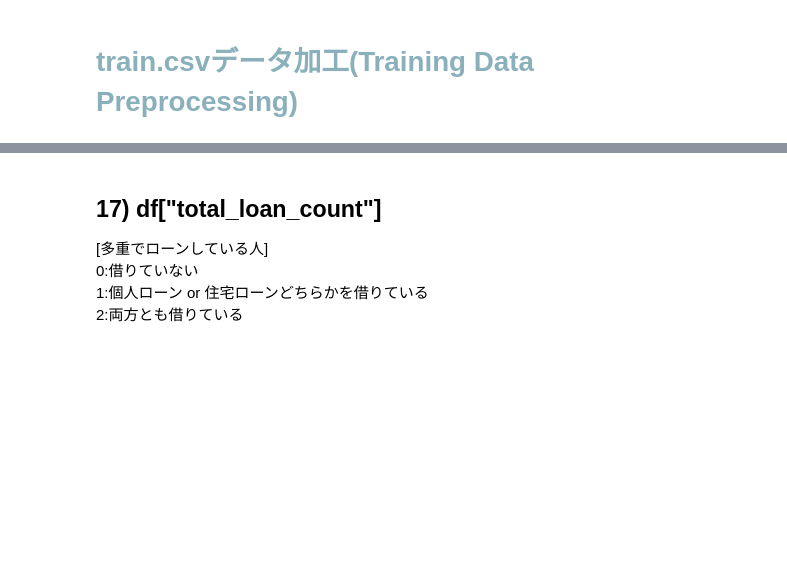
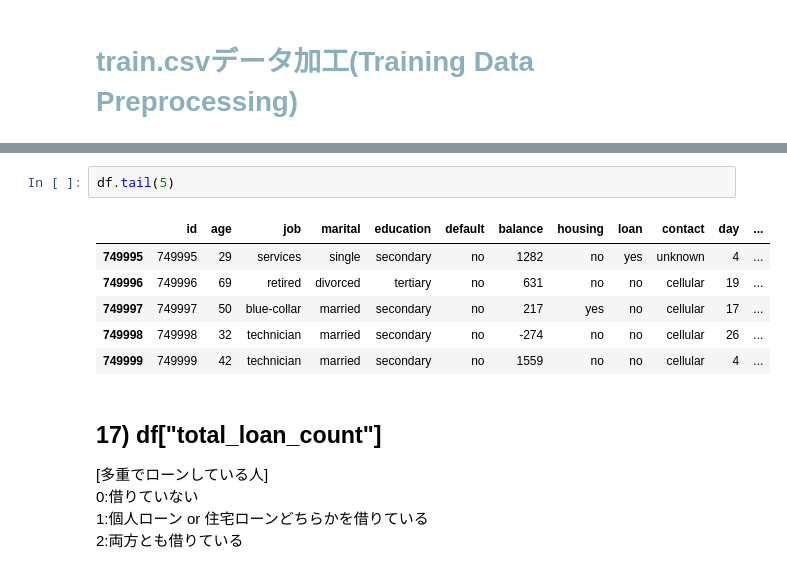
Before and after one commit to kenkenkengo0421/Binary-Classification-with-a-Bank-Dataset, a Jupyter notebook: main.ipynb, the cells around one changed output, grey strips where cells are left out. Cells and saved outputs as stored; diff of their text form; blank space fills up the shorter version.

```diff
--- a/main.ipynb
+++ b/main.ipynb
@@ -48,3 +60,12 @@ df = pd.read_csv('data/train.csv')
+# %%
+df.tail(5)
+# %% [output]
+|  | id | age | job | marital | education | default | balance | housing | loan | contact | day | ... |
+| 749995 | 749995 | 29 | services | single | secondary | no | 1282 | no | yes | unknown | 4 | ... |
+| 749996 | 749996 | 69 | retired | divorced | tertiary | no | 631 | no | no | cellular | 19 | ... |
+| 749997 | 749997 | 50 | blue-collar | married | secondary | no | 217 | yes | no | cellular | 17 | ... |
+| 749998 | 749998 | 32 | technician | married | secondary | no | -274 | no | no | cellular | 26 | ... |
+| 749999 | 749999 | 42 | technician | married | secondary | no | 1559 | no | no | cellular | 4 | ... |
 # %% [markdown]
 ## 17)  df["total_loan_count"]
 [多重でローンしている人]<br>
```
Also changed, not shown: parts of 29 cells of this notebook, 1 other file.
